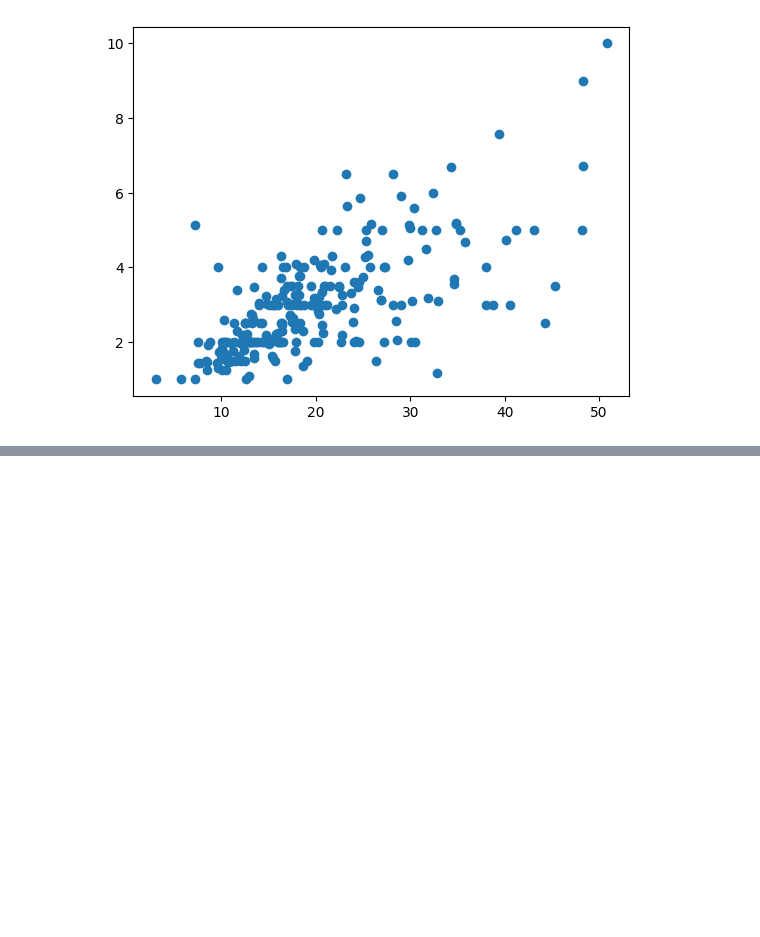
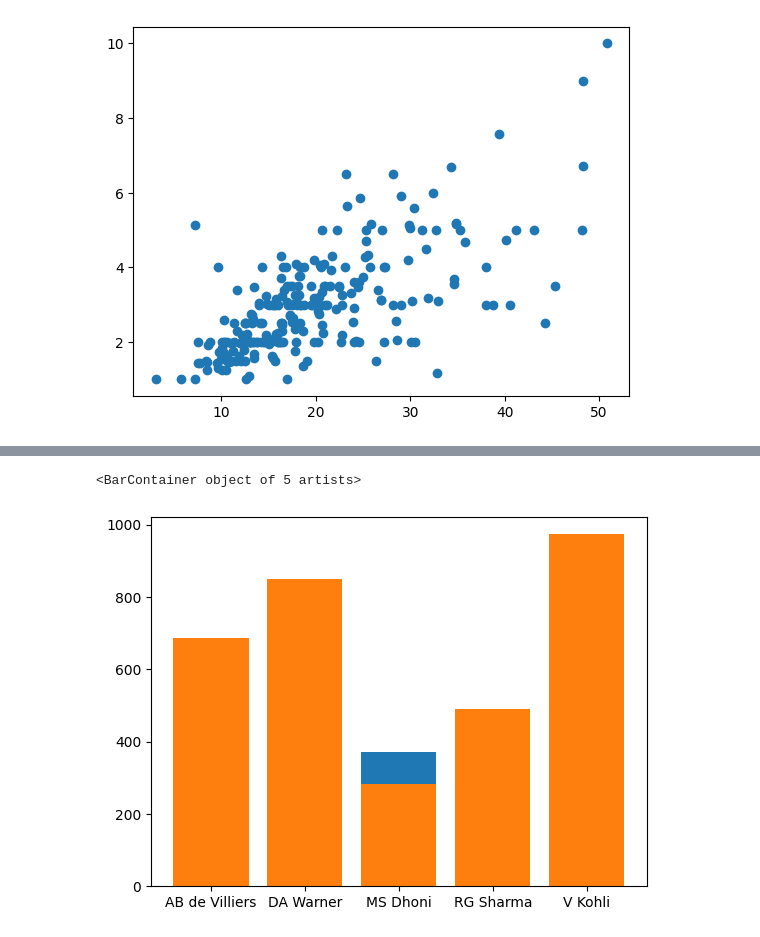
Before and after one commit to hrishavraj89/matplotlib, a Jupyter notebook: matplotlib.ipynb, the cells around one changed output, grey strips where cells are left out. Cells and saved outputs as stored; diff of their text form; code cells hidden in the pictures; blank space fills up the shorter version.

```diff
--- a/matplotlib.ipynb
+++ b/matplotlib.ipynb
@@ -220,0 +258,7 @@ plt.plot(tips['total_bill'], tips['tip'], 'o')
+# %%
+#overlapping bar charts
+plt.bar(df['batsman'],df['2015'])
+plt.bar(df['batsman'],df['2016'])
+# %% [output]
+<BarContainer object of 5 artists>
+[figure, added]
```
Also changed, not shown: parts of 10 cells of this notebook.
